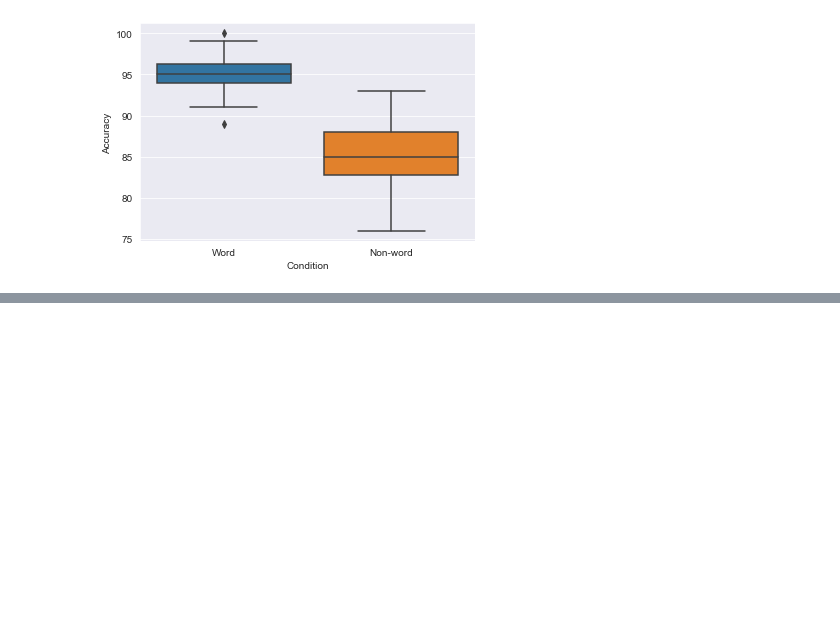
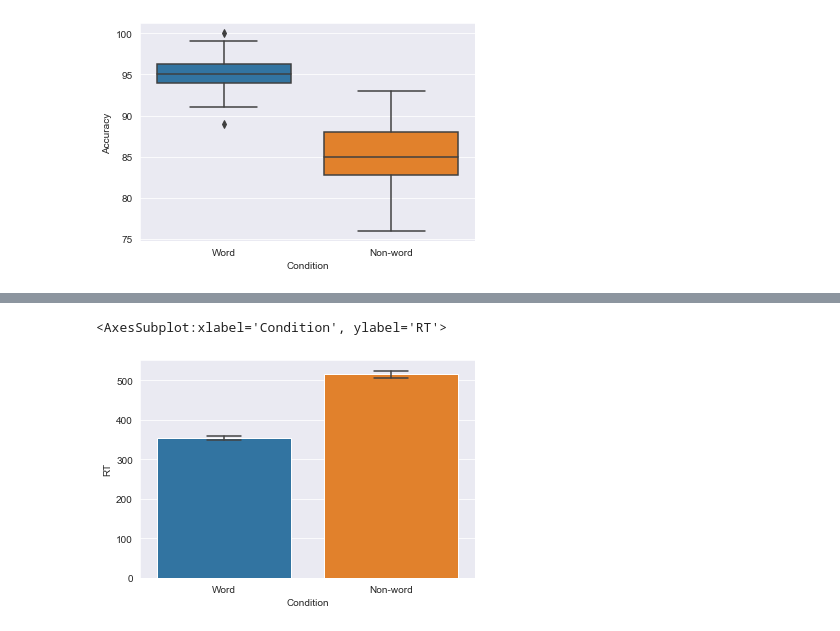
Before and after one commit to robince/dataviz-python, a Jupyter notebook: workbook.ipynb, the cells around one changed output, grey strips where cells are left out. Saved outputs shown, nothing was run; the diff lists cells and outputs as text; code cells hidden in the pictures; blank space fills up the shorter version.

Commit message:
more plots

```diff
--- a/workbook.ipynb
+++ b/workbook.ipynb
@@ -200,0 +180,5 @@ Text(0, 0.5, 'Accuracy')
+# %%
+sns.barplot(data=dat_long,x='Condition',y='RT',ci=68,capsize=0.2,errwidth=1.5)
+# %% [output]
+<AxesSubplot:xlabel='Condition', ylabel='RT'>
+[figure, added]
```
Also changed, not shown: parts of 16 cells of this notebook.
